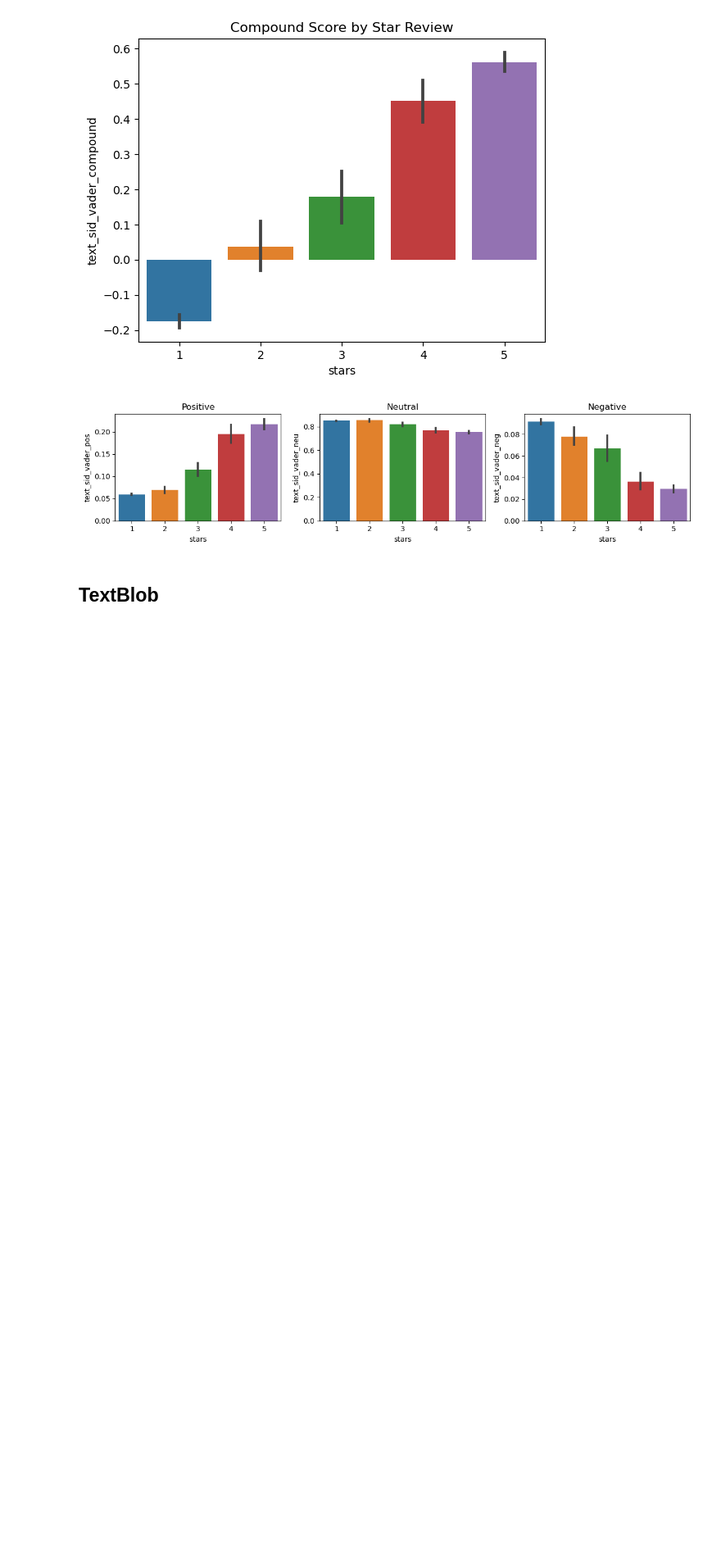
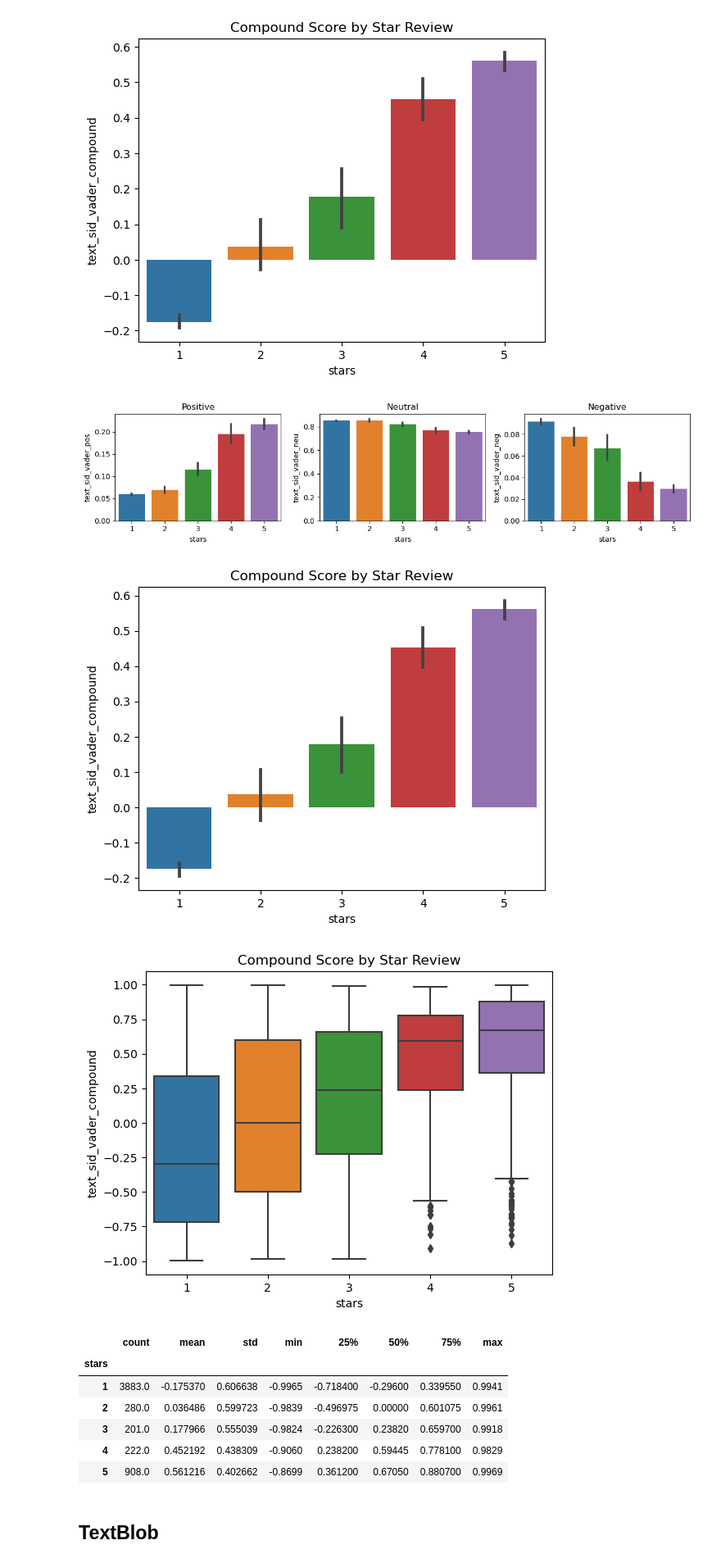
Before and after one commit to DanielEdlich/unternehmenssoftware, a Jupyter notebook: data_preparation_sentiment_analysis.ipynb, the cells around one changed output. Shown at 82% size. Cells and saved outputs as stored; diff of their text form; code cells hidden in the pictures; blank space fills up the shorter version.

Commit message:
additional plotting

```diff
--- a/data_preparation_sentiment_analysis.ipynb
+++ b/data_preparation_sentiment_analysis.ipynb
@@ -160,6 +174,6 @@ def clean_text(text):
 [nltk_data]     C:\Users\Daniel\AppData\Roaming\nltk_data...
 [nltk_data]   Package vader_lexicon is already up-to-date!
 # %%
-data['title_clean'] = data['title'].apply(clean_text)
+# data['title_clean'] = data['title'].apply(clean_text)
 data['text_clean'] = data['text'].apply(clean_text)
 # %%
@@ -236,6 +248,29 @@ plt.tight_layout()
 plt.show()
 # %% [output]
 [figure]
+# %%
+ax = sns.barplot(data=data, x='stars', y='text_sid_vader_compound')
+ax.set_title('Compound Score by Star Review')
+plt.show()
+
+# Use the data from above to create a boxplot
+ax = sns.boxplot(data=data, x='stars', y='text_sid_vader_compound')
+ax.set_title('Compound Score by Star Review')
+plt.show()
+
+
+# What is the average compound score range for each star rating?
+data.groupby('stars')['text_sid_vader_compound'].describe()
+# %% [output]
+[figure, added]
+[figure, added]
+|  | count | mean | std | min | 25% | 50% | 75% | max |
+| stars |  |  |  |  |  |  |  |  |
+| 1 | 3883.0 | -0.175370 | 0.606638 | -0.9965 | -0.718400 | -0.29600 | 0.339550 | 0.9941 |
+| 2 | 280.0 | 0.036486 | 0.599723 | -0.9839 | -0.496975 | 0.00000 | 0.601075 | 0.9961 |
+| 3 | 201.0 | 0.177966 | 0.555039 | -0.9824 | -0.226300 | 0.23820 | 0.659700 | 0.9918 |
+| 4 | 222.0 | 0.452192 | 0.438309 | -0.9060 | 0.238200 | 0.59445 | 0.778100 | 0.9829 |
+| 5 | 908.0 | 0.561216 | 0.402662 | -0.8699 | 0.361200 | 0.67050 | 0.880700 | 0.9969 |
 # %% [markdown]
 ## TextBlob
 # %%
```
Also changed, not shown: parts of 6 cells of this notebook.
